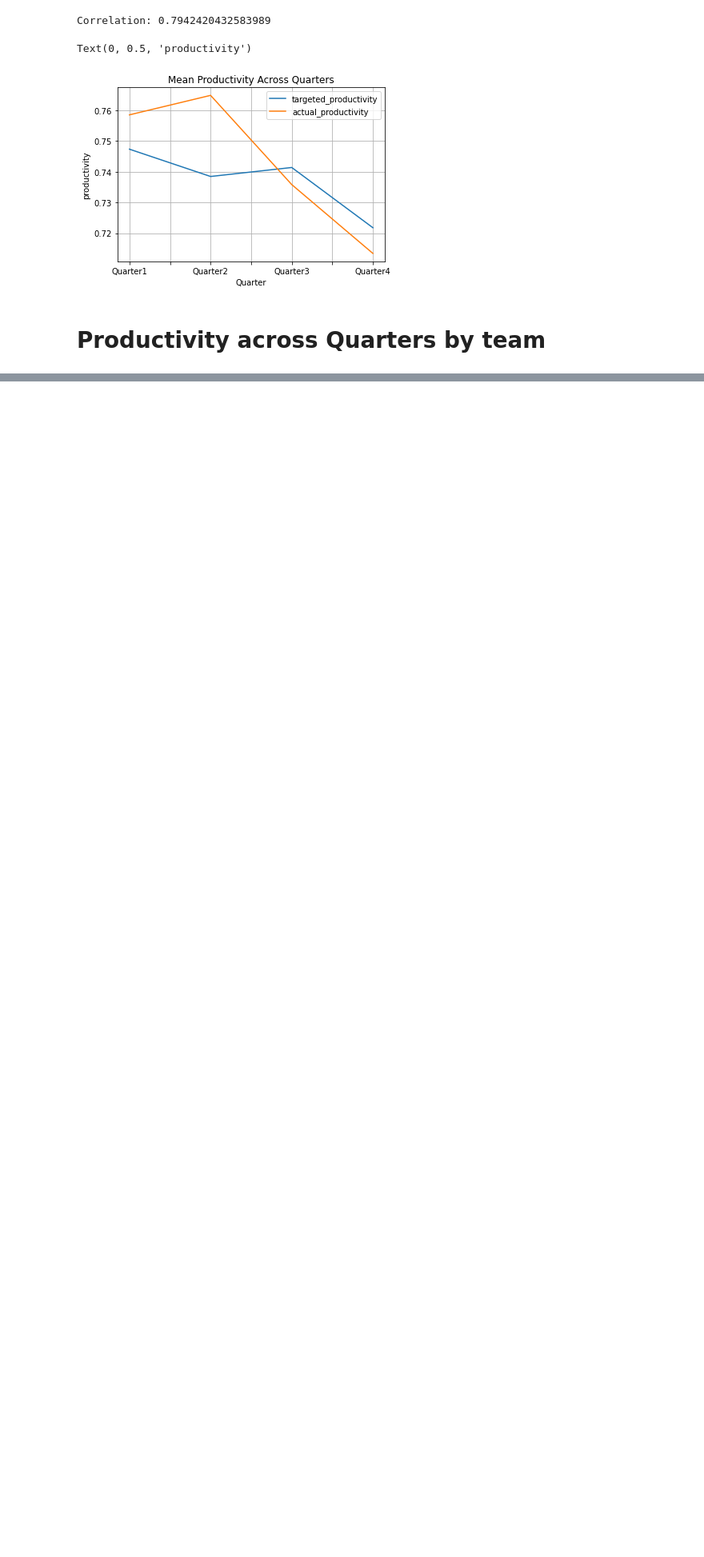
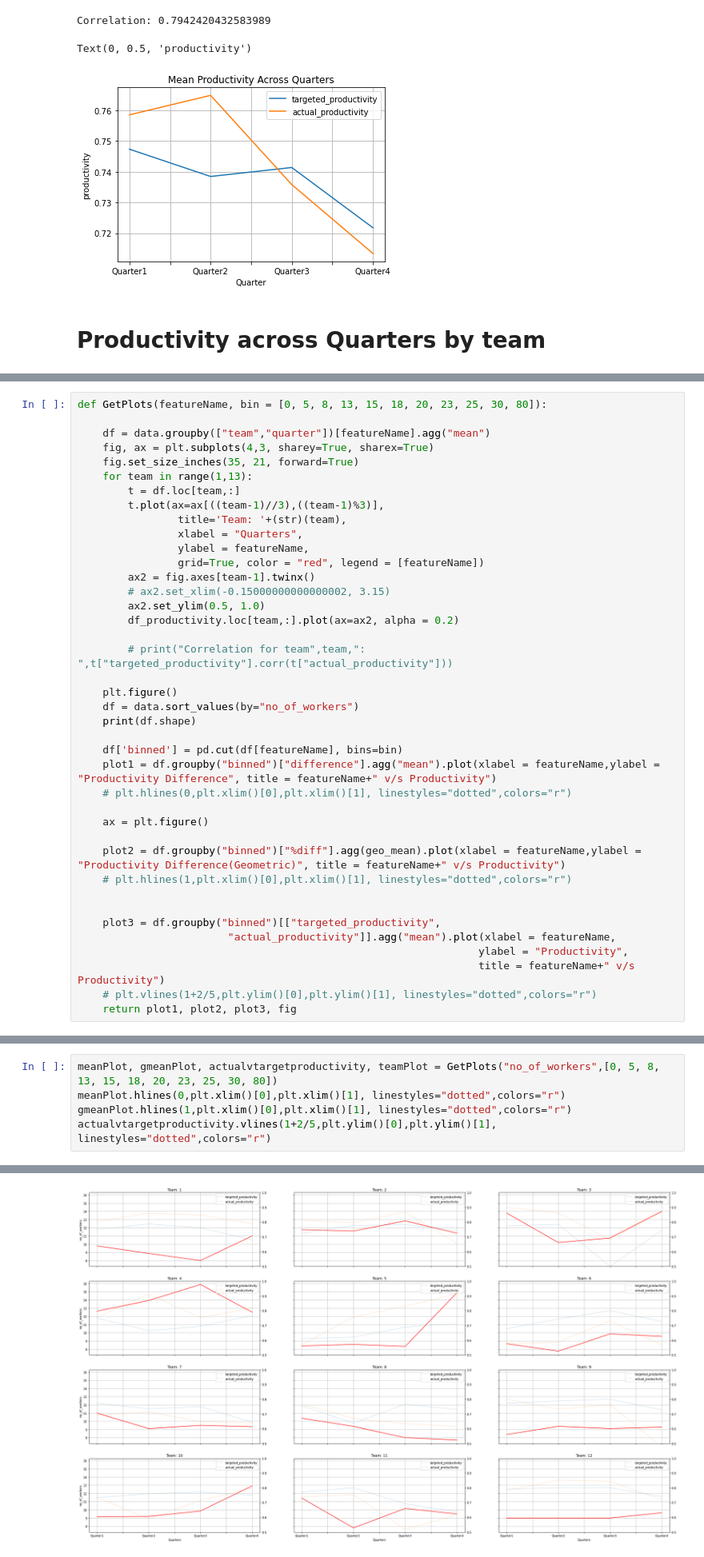
Before and after one commit to rohitashwachaks/MIS-S381N, a Jupyter notebook: project/finishing.ipynb, the cells around one changed output, grey strips where cells are left out. Shown at 80% size. Cells and saved outputs as stored; diff of their text form; blank space fills up the shorter version.

```diff
--- a/project/finishing.ipynb
+++ b/project/finishing.ipynb
@@ -206,0 +185,40 @@ No Clear relationship
+# %%
+def GetPlots(featureName, bin = [0, 5, 8, 13, 15, 18, 20, 23, 25, 30, 80]):
+
+    df = data.groupby(["team","quarter"])[featureName].agg("mean")
+    fig, ax = plt.subplots(4,3, sharey=True, sharex=True)
+    fig.set_size_inches(35, 21, forward=True)
+    for team in range(1,13):
+        t = df.loc[team,:]
+        t.plot(ax=ax[((team-1)//3),((team-1)%3)],
+                title='Team: '+(str)(team),
+                xlabel = "Quarters",
+                ylabel = featureName,
+                grid=True, color = "red", legend = [featureName])
+        ax2 = fig.axes[team-1].twinx()
+        # ax2.set_xlim(-0.15000000000000002, 3.15)
+        ax2.set_ylim(0.5, 1.0)
+        df_productivity.loc[team,:].plot(ax=ax2, alpha = 0.2)
+
+        # print("Correlation for team",team,": ",t["targeted_productivity"].corr(t["actual_productivity"]))
+
+    plt.figure()
+    df = data.sort_values(by="no_of_workers")
+    print(df.shape)
+
+    df['binned'] = pd.cut(df[featureName], bins=bin)
+    plot1 = df.groupby("binned")["difference"].agg("mean").plot(xlabel = featureName,ylabel = "Productivity Difference", title = featureName+" v/s Productivity")
+    # plt.hlines(0,plt.xlim()[0],plt.xlim()[1], linestyles="dotted",colors="r")
+
+    ax = plt.figure()
+
+    plot2 = df.groupby("binned")["%diff"].agg(geo_mean).plot(xlabel = featureName,ylabel = "Productivity Difference(Geometric)", title = featureName+" v/s Productivity")
+    # plt.hlines(1,plt.xlim()[0],plt.xlim()[1], linestyles="dotted",colors="r")
+
+
+    plot3 = df.groupby("binned")[["targeted_productivity",
+                        "actual_productivity"]].agg("mean").plot(xlabel = featureName,
+                                                                ylabel = "Productivity",
+                                                                title = featureName+" v/s Productivity")
+    # plt.vlines(1+2/5,plt.ylim()[0],plt.ylim()[1], linestyles="dotted",colors="r")
+    return plot1, plot2, plot3, fig
@@ -206,0 +227,6 @@ No Clear relationship
+# %%
+meanPlot, gmeanPlot, actualvtargetproductivity, teamPlot = GetPlots("no_of_workers",[0, 5, 8, 13, 15, 18, 20, 23, 25, 30, 80])
+meanPlot.hlines(0,plt.xlim()[0],plt.xlim()[1], linestyles="dotted",colors="r")
+gmeanPlot.hlines(1,plt.xlim()[0],plt.xlim()[1], linestyles="dotted",colors="r")
+actualvtargetproductivity.vlines(1+2/5,plt.ylim()[0],plt.ylim()[1], linestyles="dotted",colors="r")
+# %% [output]
@@ -206,0 +235 @@ No Clear relationship
+[figure, added]
```
Also changed, not shown: parts of 67 cells of this notebook, 6 other files.
